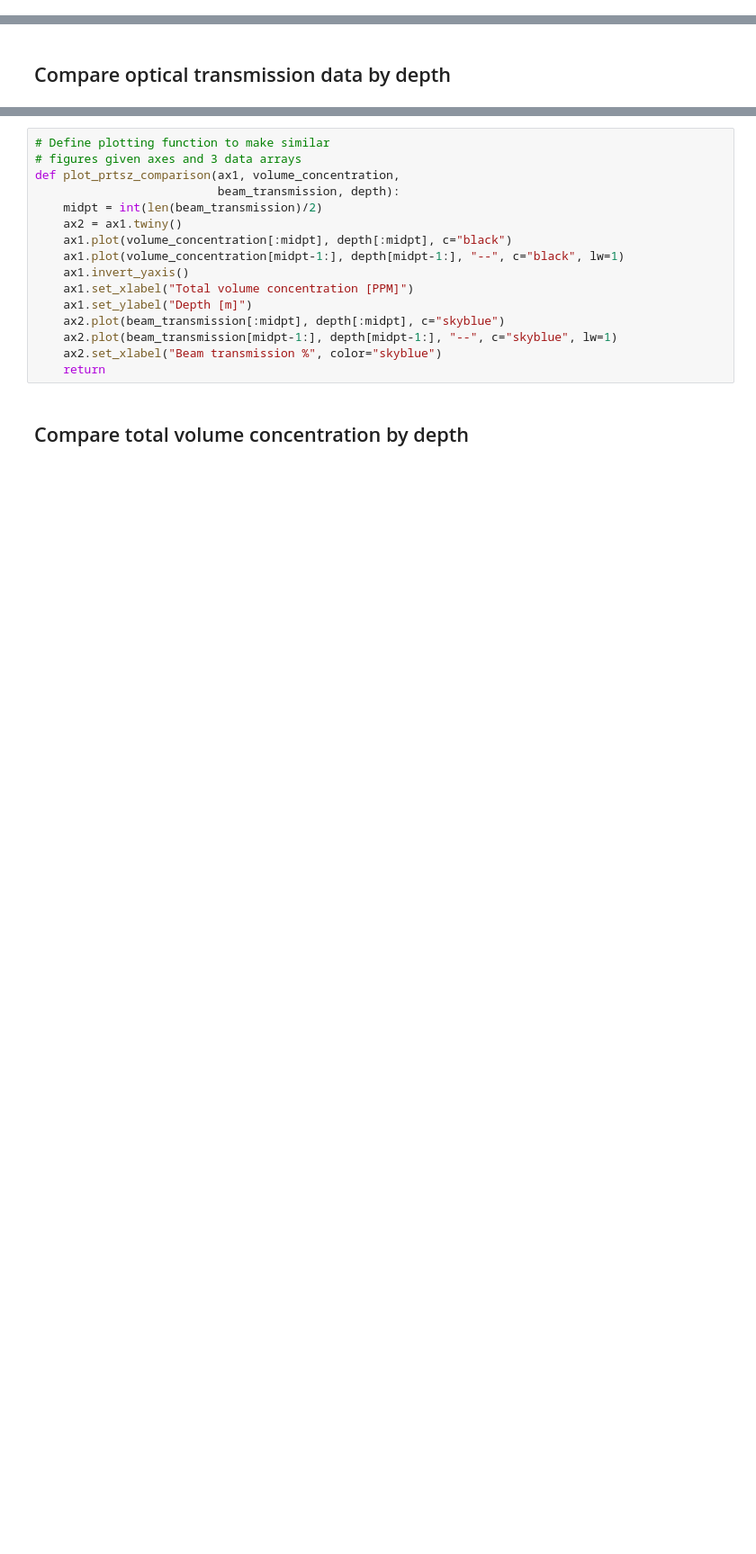
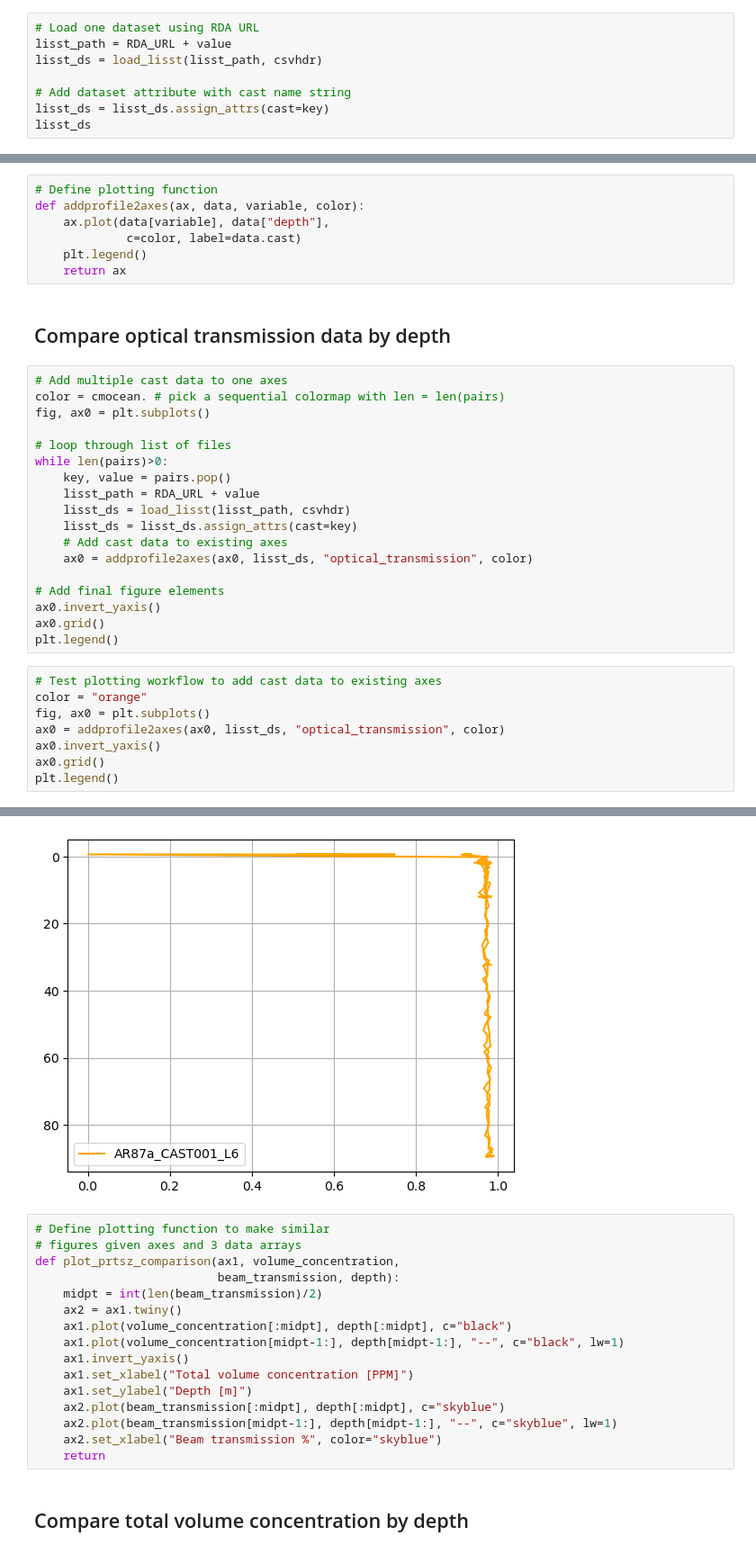
Before and after one commit to cooleyky/prtsz_deep_dive, a Jupyter notebook: pioneer21-lisst-characterization.ipynb, the cells around one changed output, grey strips where cells are left out. Shown at 90% size. Saved outputs shown, nothing was run; the diff lists cells and outputs as text; blank space fills up the shorter version.

Commit message:
Load and create plots for LISST data from first cast

```diff
--- a/pioneer21-lisst-characterization.ipynb
+++ b/pioneer21-lisst-characterization.ipynb
@@ -155,0 +169,8 @@ I0872156.CSV
+# %%
+# Load one dataset using RDA URL
+lisst_path = RDA_URL + value
+lisst_ds = load_lisst(lisst_path, csvhdr)
+
+# Add dataset attribute with cast name string
+lisst_ds = lisst_ds.assign_attrs(cast=key)
+lisst_ds
@@ -167,5 +206,39 @@ for num in castnum:
 # Split datasets containing multiple casts (first cast aborted, for example)
 # %%
 # Combine cast data with cast number as a new dimension (goal: simplify plotting)
+# %%
+# Define plotting function
+def addprofile2axes(ax, data, variable, color):
+    ax.plot(data[variable], data["depth"],
+             c=color, label=data.cast)
+    plt.legend()
+    return ax
 # %% [markdown]
 ## Compare optical transmission data by depth
+# %%
+# Add multiple cast data to one axes
+color = cmocean. # pick a sequential colormap with len = len(pairs)
+fig, ax0 = plt.subplots()
+
+# loop through list of files
+while len(pairs)>0:
+    key, value = pairs.pop()
+    lisst_path = RDA_URL + value
+    lisst_ds = load_lisst(lisst_path, csvhdr)
+    lisst_ds = lisst_ds.assign_attrs(cast=key)
+    # Add cast data to existing axes
+    ax0 = addprofile2axes(ax0, lisst_ds, "optical_transmission", color)
+
+# Add final figure elements
+ax0.invert_yaxis()
+ax0.grid()
+plt.legend()
+# %%
+# Test plotting workflow to add cast data to existing axes
+color = "orange"
+fig, ax0 = plt.subplots()
+ax0 = addprofile2axes(ax0, lisst_ds, "optical_transmission", color)
+ax0.invert_yaxis()
+ax0.grid()
+plt.legend()
+# %% [output]
@@ -172,3 +246,4 @@ for num in castnum:
+[figure, added]
 # %%
 # Define plotting function to make similar
 # figures given axes and 3 data arrays
```
Also changed, not shown: parts of 17 cells of this notebook.
